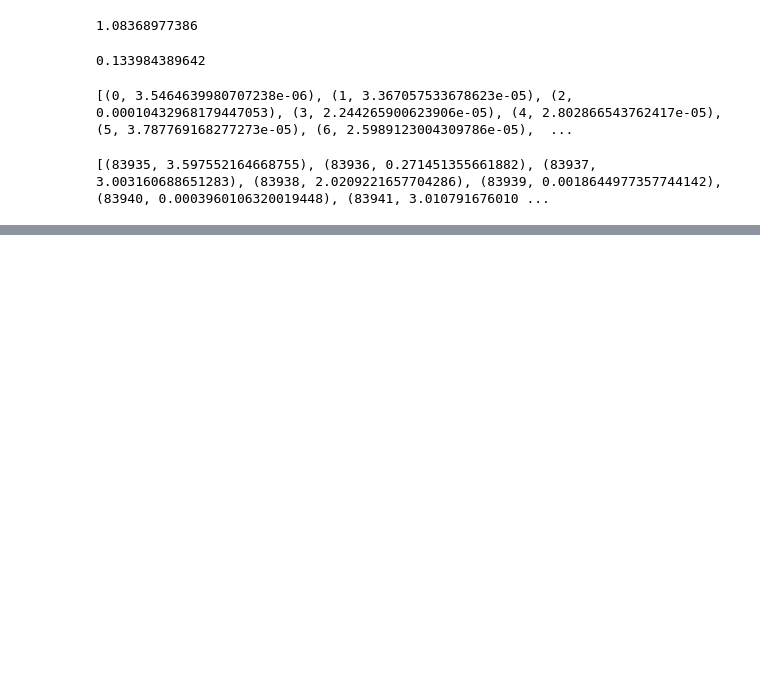
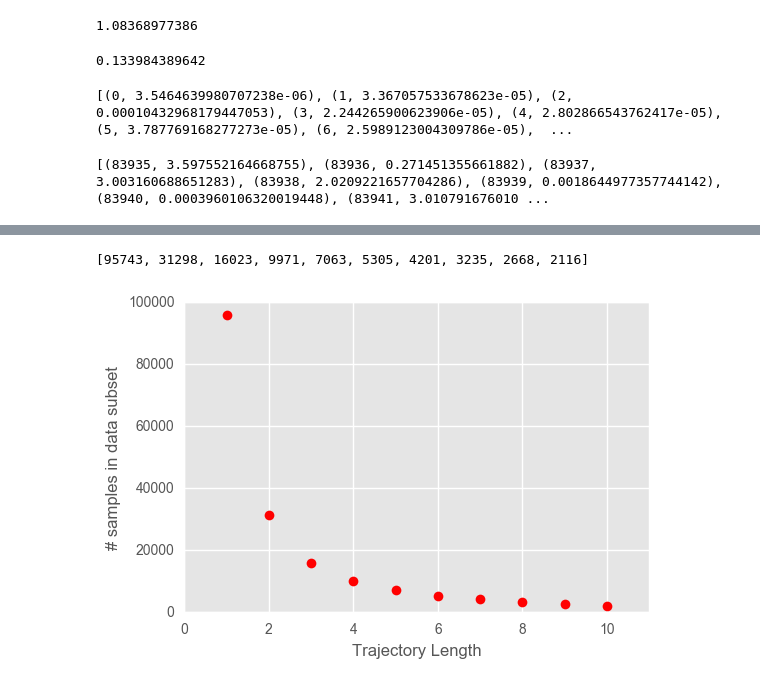
Before and after one commit to lisa-1010/dkt, a Jupyter notebook: code/baselines-results.ipynb, the cells around one changed output, grey strips where cells are left out. Cells and saved outputs as stored; diff of their text form; code cells hidden in the pictures; blank space fills up the shorter version.

```diff
--- a/code/baselines-results.ipynb
+++ b/code/baselines-results.ipynb
@@ -120,0 +198,12 @@ print traj_to_score_map.items()[-20:]
+# %%
+hoc_num = 18
+min_train_accs, min_test_accs, avg_train_accs, avg_test_accs, max_train_accs, max_test_accs, n_samples_list = [], [], []
+for only_traj_len in range(1, 11):
+    train_accs, test_accs, n_samples = baseline_pathscore_traj_len(hoc_num, only_traj_len=only_traj_len, test_size=0.1, model='log_reg')
+    min_train_accs.append(min(train_accs))
+    min_test_accs.append(min(test_accs))
+    min_train_accs.append(sum(train_accs)/float(len(train_accs)))
+    min_test_accs.append(sum(test_accs)/float(len(train_accs)))
+    max_train_accs.append(max(train_accs))
+    max_test_accs.append(max(test_accs))
+    n_samples_list.append(n_samples)
@@ -120,0 +228,12 @@ print traj_to_score_map.items()[-20:]
+# %%
+print n_samples_list
+# %% [output]
+[95743, 31298, 16023, 9971, 7063, 5305, 4201, 3235, 2668, 2116]
+# %%
+plt.plot(range(1, 11), n_samples_list, 'ro')
+plt.xlabel('Trajectory Length')
+plt.ylabel('# samples in data subset')
+plt.axis([0, 11, 0, 100000])
+plt.show()
+# %% [output]
+[figure, added]
```
Also changed, not shown: parts of 22 cells of this notebook, 3 other files.
